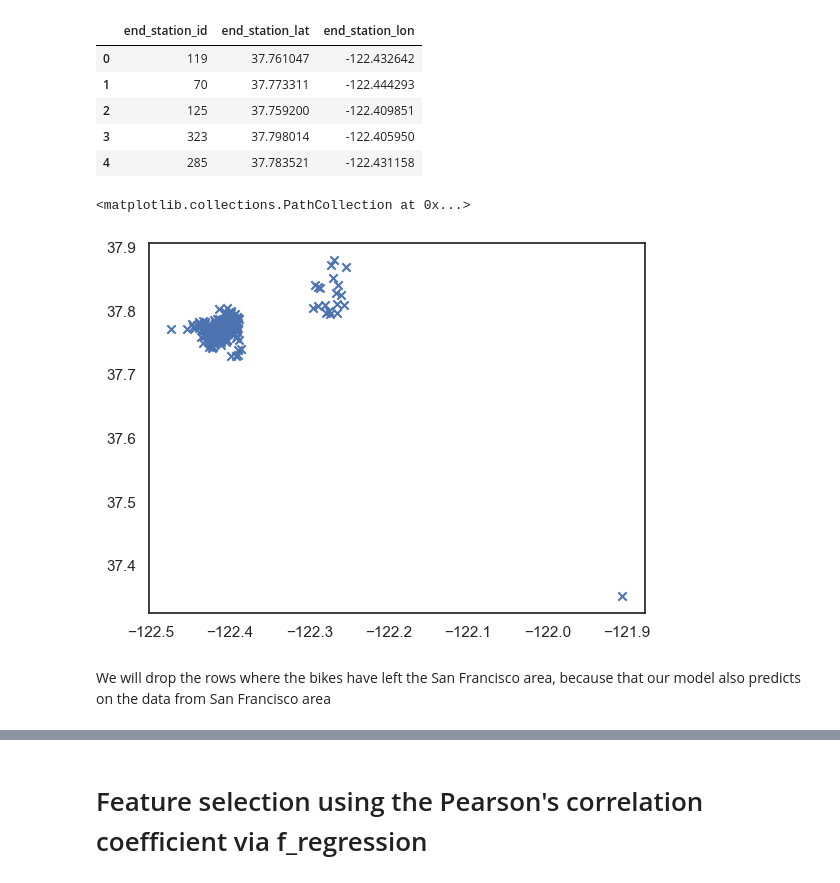
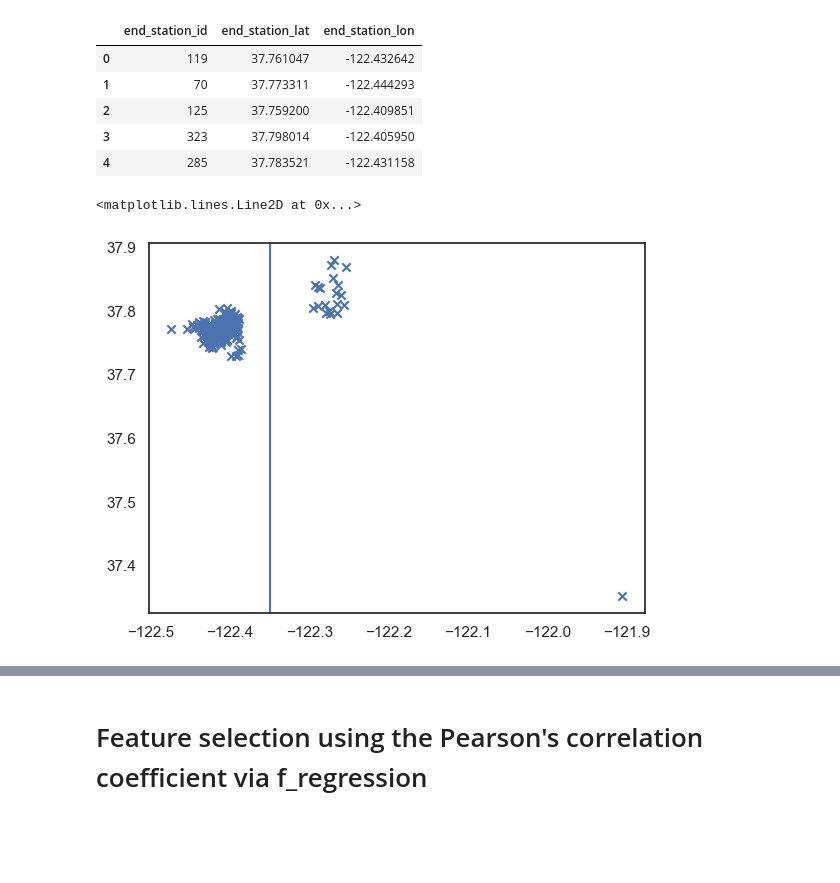
Before and after one commit to darebakdavca/Team_Project_DSML, a Jupyter notebook: Notebooks/4_Predictive_analysis.ipynb, the cells around one changed output, grey strips where cells are left out. Cells and saved outputs as stored; diff of their text form; code cells hidden in the pictures; blank space fills up the shorter version.

```diff
--- a/Notebooks/4_Predictive_analysis.ipynb
+++ b/Notebooks/4_Predictive_analysis.ipynb
@@ -352,12 +371,12 @@ end_stations_df.head()
 | 2 | 125 | 37.759200 | -122.409851 |
 | 3 | 323 | 37.798014 | -122.405950 |
 | 4 | 285 | 37.783521 | -122.431158 |
-# %%
-x = end_stations_df['end_station_lat']
-y = end_stations_df['end_station_lon']
-plt.scatter(y,x, marker='x')
-# %% [output]
-<matplotlib.collections.PathCollection at 0x...>
-[figure, removed]
-# %% [markdown]
-We will drop the rows where the bikes have left the San Francisco area, because that our model also predicts on the data from San Francisco area
+# %%
+#plot the end_stations locations to see the outliers
+x = end_stations_df['end_station_lat']
+y = end_stations_df['end_station_lon']
+plt.scatter(y,x, marker='x')
+plt.axvline(x=-122.35)
+# %% [output]
+<matplotlib.lines.Line2D at 0x...>
+[figure, added]
```
Also changed, not shown: parts of 33 cells of this notebook.
